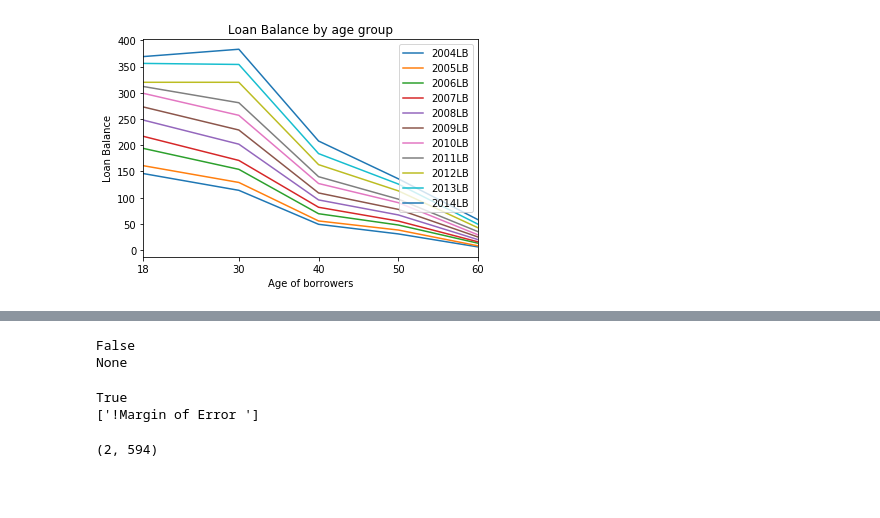
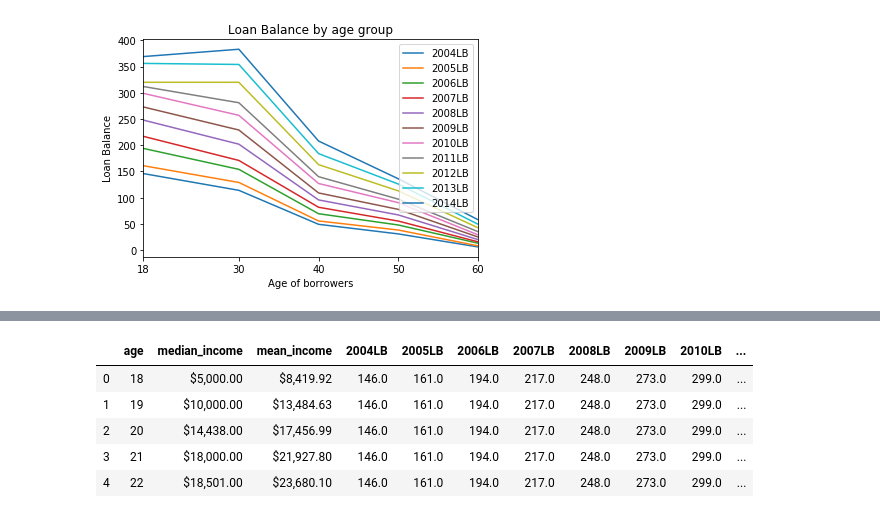
Before and after one commit to AHalarewicz/StudentLoanData, a Jupyter notebook: clean.ipynb, the cells around one changed output, grey strips where cells are left out. Drawn from its saved outputs; the diff is of its cells as text; code cells hidden in the pictures; blank space fills up the shorter version.

```diff
--- a/clean.ipynb
+++ b/clean.ipynb
@@ -238,23 +220,0 @@ To retain the current behavior and silence the warning, pass 'sort=True'.
-# %%
-import re
-pattern = re.compile('\w*Margin of Error\w*')
-result = pattern.match('dog cat#. fdojMargin of Errorjfdis08')
-print(bool(result))
-print(result)
-# %% [output]
-False
-None
-# %%
-import re
-pattern = re.compile('(?:^|\W)Margin of Error(?:$|\W)')
-result = pattern.findall('earnings!!Margin of Error fjkd')
-print(bool(result))
-print(result)
-# %% [output]
-True
-['!Margin of Error ']
-# %%
-ebo2018 = pd.read_csv('data/2018-earnings-by-occupation.csv')
-ebo2018.shape
-# %% [output]
-(2, 594)
@@ -260,0 +223,9 @@ ebo2018.shape
+# %%
+loan_data.head()
+# %% [output]
+|  | age | median_income | mean_income | 2004LB | 2005LB | 2006LB | 2007LB | 2008LB | 2009LB | 2010LB | ... |
+| 0 | 18 | $5,000.00 | $8,419.92 | 146.0 | 161.0 | 194.0 | 217.0 | 248.0 | 273.0 | 299.0 | ... |
+| 1 | 19 | $10,000.00 | $13,484.63 | 146.0 | 161.0 | 194.0 | 217.0 | 248.0 | 273.0 | 299.0 | ... |
+| 2 | 20 | $14,438.00 | $17,456.99 | 146.0 | 161.0 | 194.0 | 217.0 | 248.0 | 273.0 | 299.0 | ... |
+| 3 | 21 | $18,000.00 | $21,927.80 | 146.0 | 161.0 | 194.0 | 217.0 | 248.0 | 273.0 | 299.0 | ... |
+| 4 | 22 | $18,501.00 | $23,680.10 | 146.0 | 161.0 | 194.0 | 217.0 | 248.0 | 273.0 | 299.0 | ... |
```
Also changed, not shown: parts of 12 cells of this notebook.
